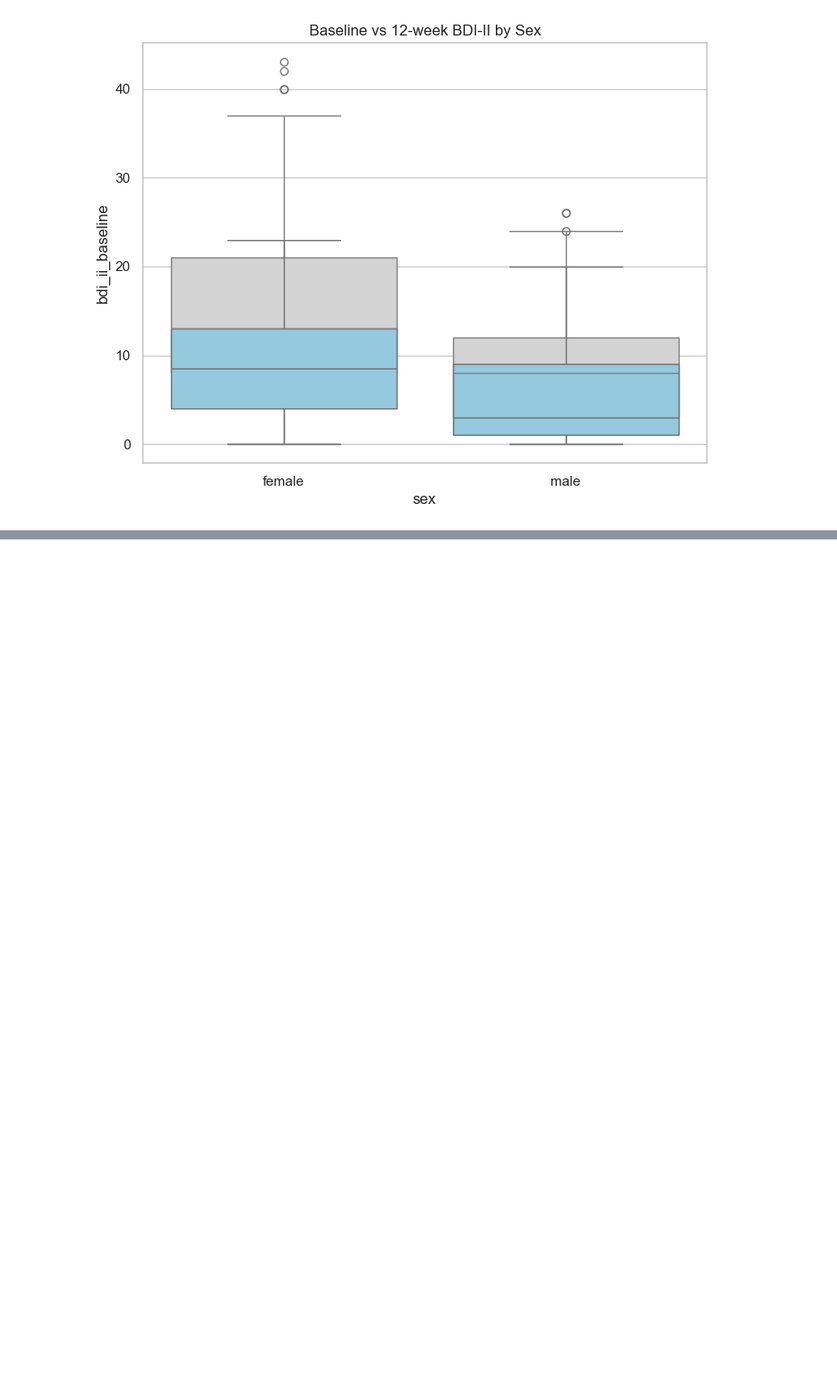
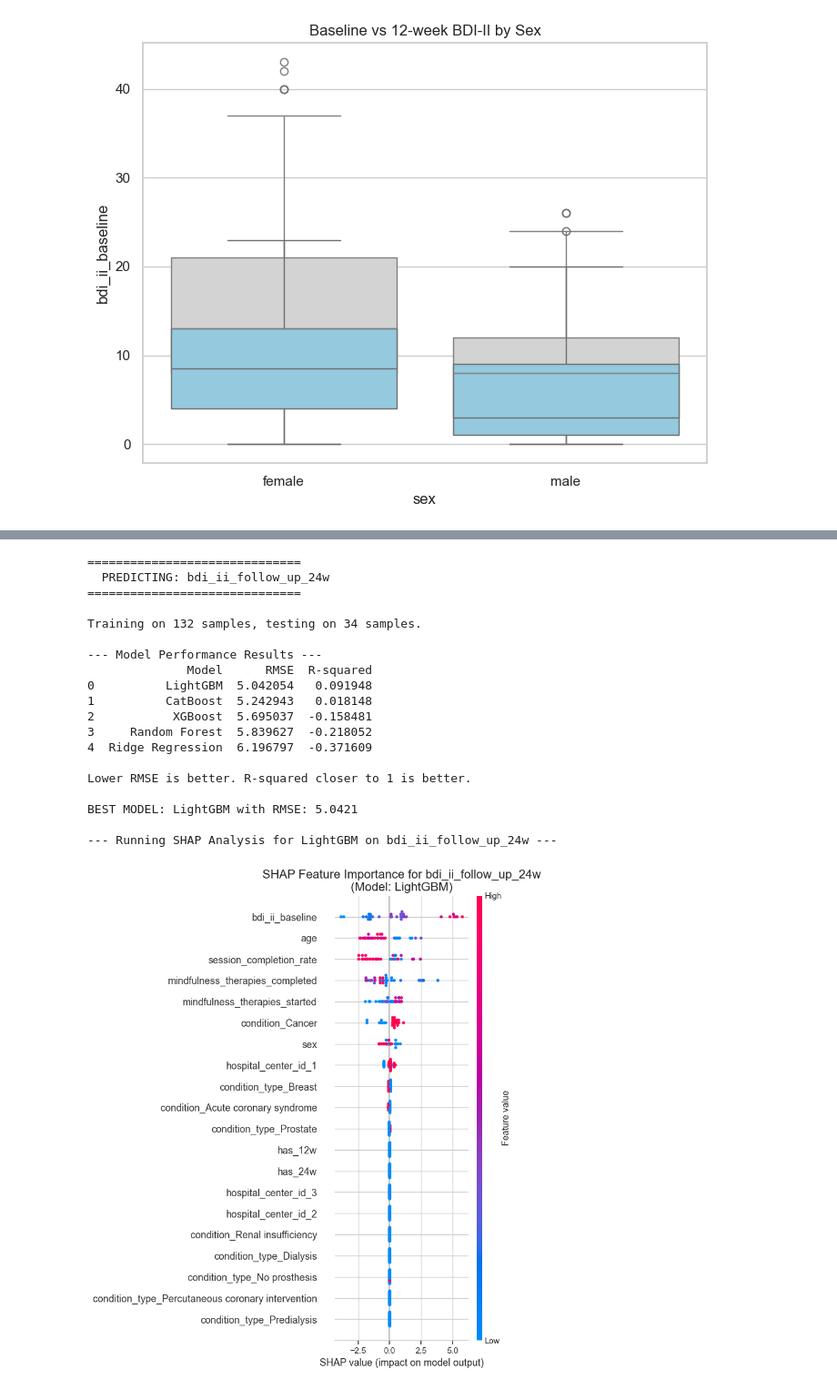
Before and after one commit to jawadchy2150/BHI-2025-Team_Blackout-track1, a Jupyter notebook: EDA.ipynb, the cells around one changed output, grey strips where cells are left out. Shown at 91% size. Cells and saved outputs as stored; diff of their text form; code cells hidden in the pictures; blank space fills up the shorter version.

Commit message:
Done with model implementation

```diff
--- a/EDA.ipynb
+++ b/EDA.ipynb
@@ -433,0 +475,4 @@ plt.show()
+# %%
+cat_cols1 = ['condition', 'condition_type', 'hospital_center_id']
+df_encoded = pd.get_dummies(df_encoded, columns=cat_cols1, prefix=cat_cols1, dtype=int)
+print("Applied One-Hot Encoding to 'condition', 'condition_type', and 'hospital_center_id'.")
@@ -433,0 +513,18 @@ plt.show()
+# %%
+import shap
+
+def run_shap_analysis(model, X_test, model_name, target_name):
+    """
+    Performs SHAP analysis on the best model to explain feature importance.
+    """
+    print(f"\n--- Running SHAP Analysis for {model_name} on {target_name} ---")
+
+    explainer = shap.TreeExplainer(model)
+    shap_values = explainer.shap_values(X_test)
+
+    # Generate the SHAP summary plot
+    plt.figure(figsize=(10, 8))
+    shap.summary_plot(shap_values, X_test, show=False)
+    plt.title(f"SHAP Feature Importance for {target_name}\n(Model: {model_name})", fontsize=16)
+    plt.tight_layout()
+    plt.show()
@@ -433,0 +594,4 @@ plt.show()
+# %%
+df_encoded["sex"] = df_encoded["sex"].astype(int)
+# %%
+train_and_evaluate(df_encoded, 'bdi_ii_after_intervention_12w')
@@ -433,0 +616,23 @@ plt.show()
+# %%
+train_and_evaluate(df_encoded, 'bdi_ii_follow_up_24w')
+# %% [output]
+==============================
+  PREDICTING: bdi_ii_follow_up_24w
+==============================
+
+Training on 132 samples, testing on 34 samples.
+
+--- Model Performance Results ---
+              Model      RMSE  R-squared
+0          LightGBM  5.042054   0.091948
+1          CatBoost  5.242943   0.018148
+2           XGBoost  5.695037  -0.158481
+3     Random Forest  5.839627  -0.218052
+4  Ridge Regression  6.196797  -0.371609
+
+Lower RMSE is better. R-squared closer to 1 is better.
+
+BEST MODEL: LightGBM with RMSE: 5.0421
+
+--- Running SHAP Analysis for LightGBM on bdi_ii_follow_up_24w ---
+[figure, added]
```
Also changed, not shown: parts of 14 cells of this notebook, 1 other file.
